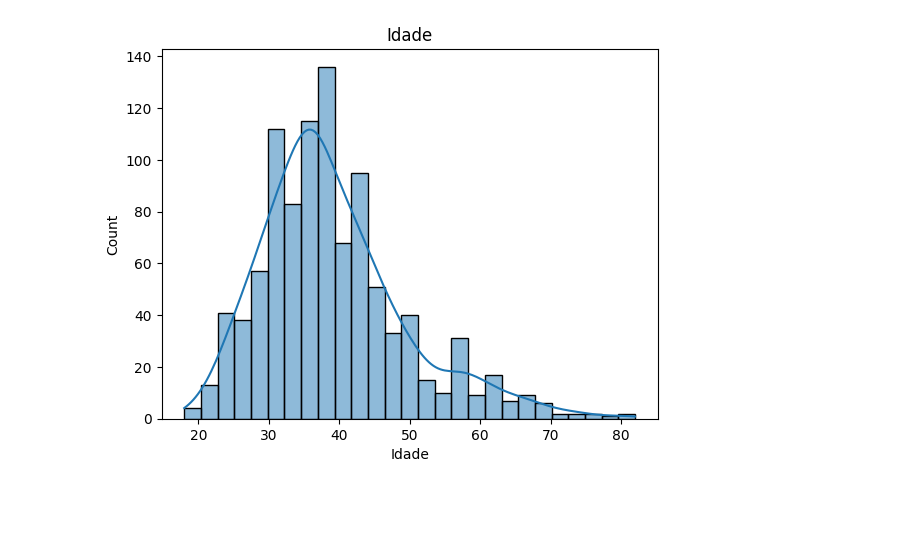
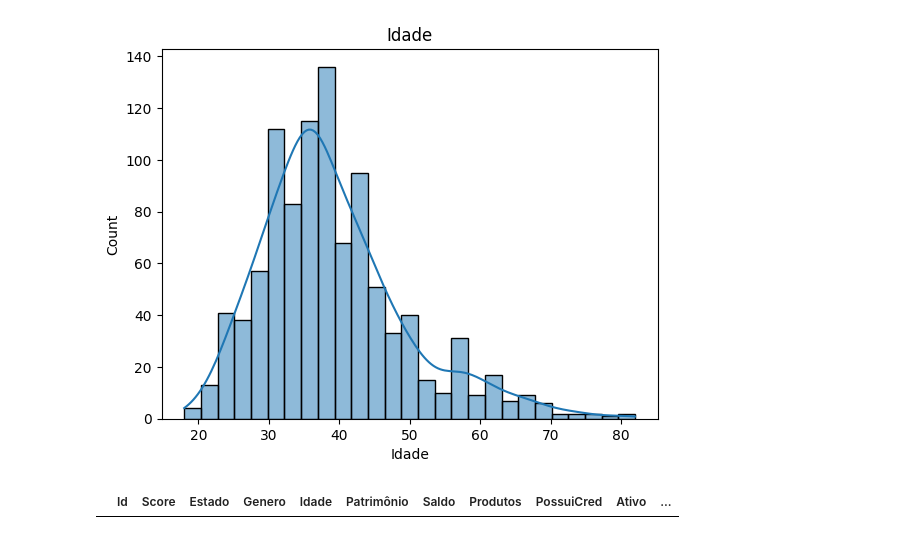
Before and after one commit to MarcosABP/Churn-Dataset, a Jupyter notebook: crashdata.ipynb, the cells around one changed output. Drawn from its saved outputs; the diff is of its cells as text; code cells hidden in the pictures; blank space fills up the shorter version.

```diff
--- a/crashdata.ipynb
+++ b/crashdata.ipynb
@@ -218,3 +228,10 @@ min       18.000000
 max       82.000000
 Name: Idade, dtype: float64
 [figure]
+# %%
+# Por fim, iremos apagar os dados duplicados
+
+data.drop_duplicates(subset='Id',keep='first',inplace=True)
+data[data.duplicated(['Id'],keep=False)]
+# %% [output]
+|  | Id | Score | Estado | Genero | Idade | Patrimônio | Saldo | Produtos | PossuiCred | Ativo | ... |
```
Also changed, not shown: parts of 9 cells of this notebook.
